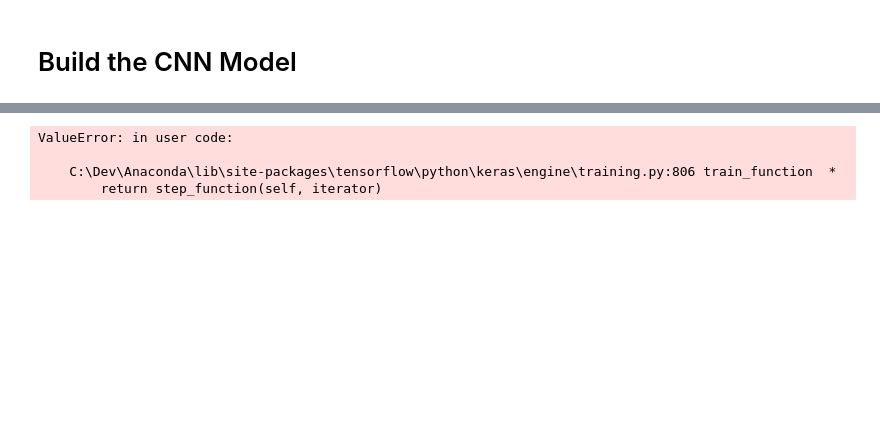
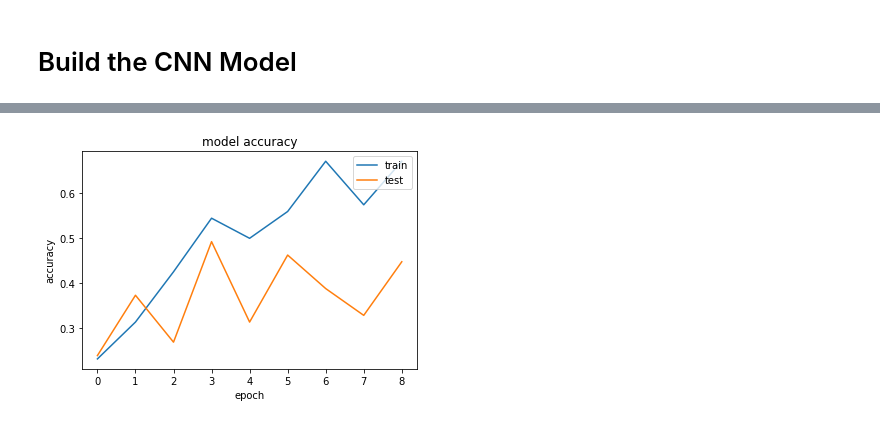
Before and after one commit to Sean-Maxwell/MLProject, a Jupyter notebook: AgeRecognition.ipynb, the cells around one changed output, grey strips where cells are left out. Cells and saved outputs as stored; diff of their text form; code cells hidden in the pictures; blank space fills up the shorter version.

```diff
--- a/AgeRecognition.ipynb
+++ b/AgeRecognition.ipynb
@@ -215,12 +197,11 @@ X:  [[[[ 64.]
 np.random.seed(seed) # Initialise the seed for random number generation
 tf.random.set_seed(seed) # Set the random seed in tensorflow
 
-
 modelC = Sequential() # Initialise a sequential model
 # https://machinelearningmastery.com/tensorflow-tutorial-deep-learning-with-tf-keras/ Jason Brownlee
 
 # Add Convolutional2D layer
-modelC.add(Conv2D(32, (3, 3), strides=1, padding="valid", input_shape=(1, width, height), activation='relu', data_format='channels_first'))
+modelC.add(Conv2D(32, (3, 3), strides=1, padding="valid", input_shape=(w, h, 1), activation='relu', data_format='channels_last'))
 
 # Add MaxPooling layer
 modelC.add(MaxPooling2D(pool_size=(2, 2), padding="valid"))
@@ -241,7 +222,7 @@ modelC.compile(loss='categorical_crossentropy', optimizer='adam', metrics=['acc'
 # Model fitting is a measure of how well a machine learning model generalizes to similar data
 # to that on which it was trained. A model that is well-fitted produces more accurate outcomes.
 #history = modelC.fit(X, Y, validation_split=0.33, epochs=10, batch_size=32, verbose=1)
-history = modelC.fit(X, Y, validation_split=0.33, epochs=2, batch_size=5, verbose=1)
+history = modelC.fit(X, Y, validation_split=0.33, epochs=9, batch_size=32, verbose=1)
 
 # summarize history for accuracy
 plt.plot(history.history['acc'])
@@ -259,4 +257 @@ Epoch 1/2
-ValueError: in user code:
-
-    C:\Dev\Anaconda\lib\site-packages\tensorflow\python\keras\engine\training.py:806 train_function  *
-        return step_function(self, iterator)
+[figure, added]
```
Also changed, not shown: parts of 6 cells of this notebook.
